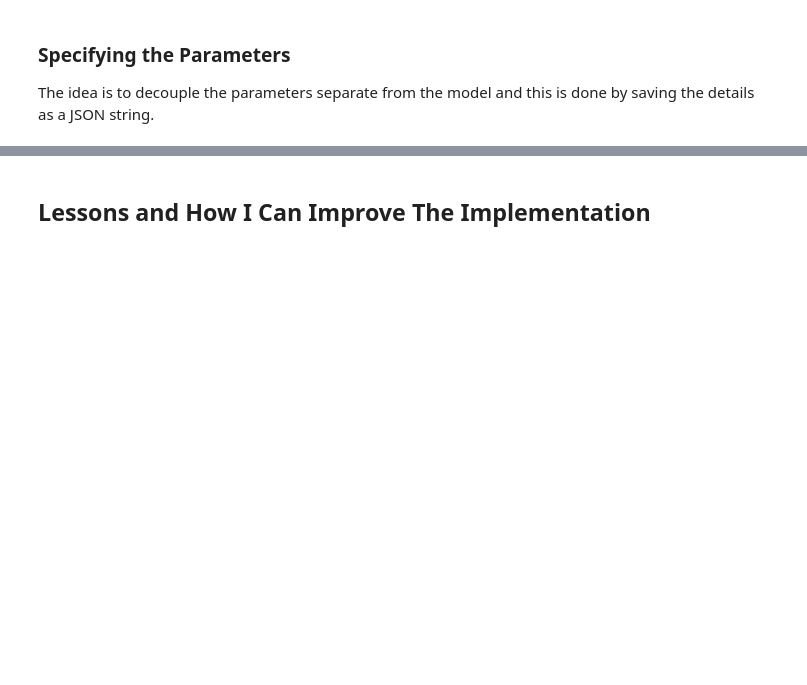
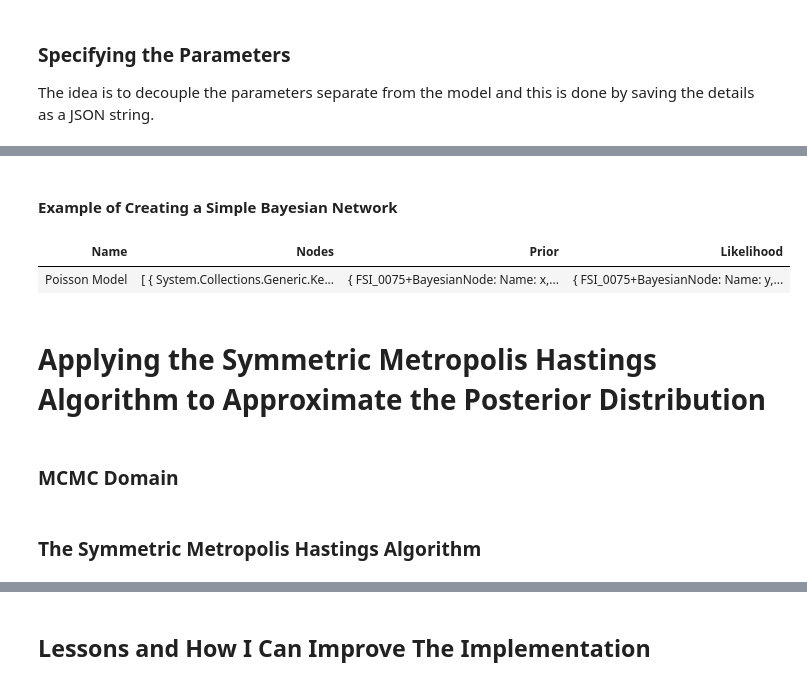
Before and after one commit to NavyaArora201301/Bayesian-Inference-in-FSharp, a Jupyter notebook: BayesianInferenceInF#.ipynb, the cells around one changed output, grey strips where cells are left out. Saved outputs shown, nothing was run; the diff lists cells and outputs as text; code cells hidden in the pictures; blank space fills up the shorter version.

```diff
--- a/BayesianInferenceInF#.ipynb
+++ b/BayesianInferenceInF#.ipynb
@@ -277,0 +552,16 @@ Sampling from the Exponential Distribution with the λ = Exponential(λ = 2) par
+# %% [markdown]
+#### Example of Creating a Simple Bayesian Network
+# %%
+#!fsharp
+let model = @"x ~ Gamma(a,b)
+              y|x ~ Poisson(x) : observed"
+let parsedModel = parseModel model
+let paramList = "{Parameters: {a : 2., b : 2.3}, observed : [15, 20, 22, 2,3,55]}"
+SimpleBayesianNetworkModel.ConstructModel "Poisson Model" parsedModel (deserializeParameters paramList)
+# %% [output]
+| Name | Nodes | Prior | Likelihood |
+| Poisson Model | [ { System.Collections.Generic.Ke... | { FSI_0075+BayesianNode: Name: x,... | { FSI_0075+BayesianNode: Name: y,... |
+# %% [markdown]
+# Applying the Symmetric Metropolis Hastings Algorithm to Approximate the Posterior Distribution
+# %% [markdown]
+### MCMC Domain
@@ -277,0 +596,2 @@ Sampling from the Exponential Distribution with the λ = Exponential(λ = 2) par
+# %% [markdown]
+### The Symmetric Metropolis Hastings Algorithm
```
Also changed, not shown: parts of 28 cells of this notebook.
